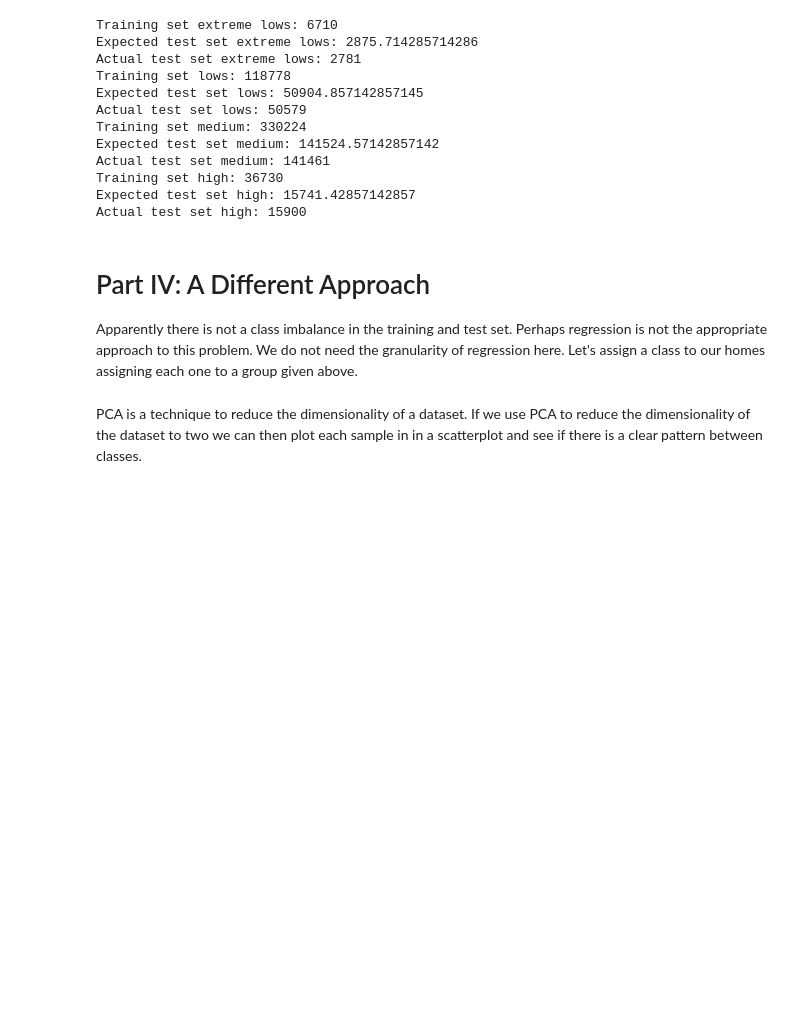
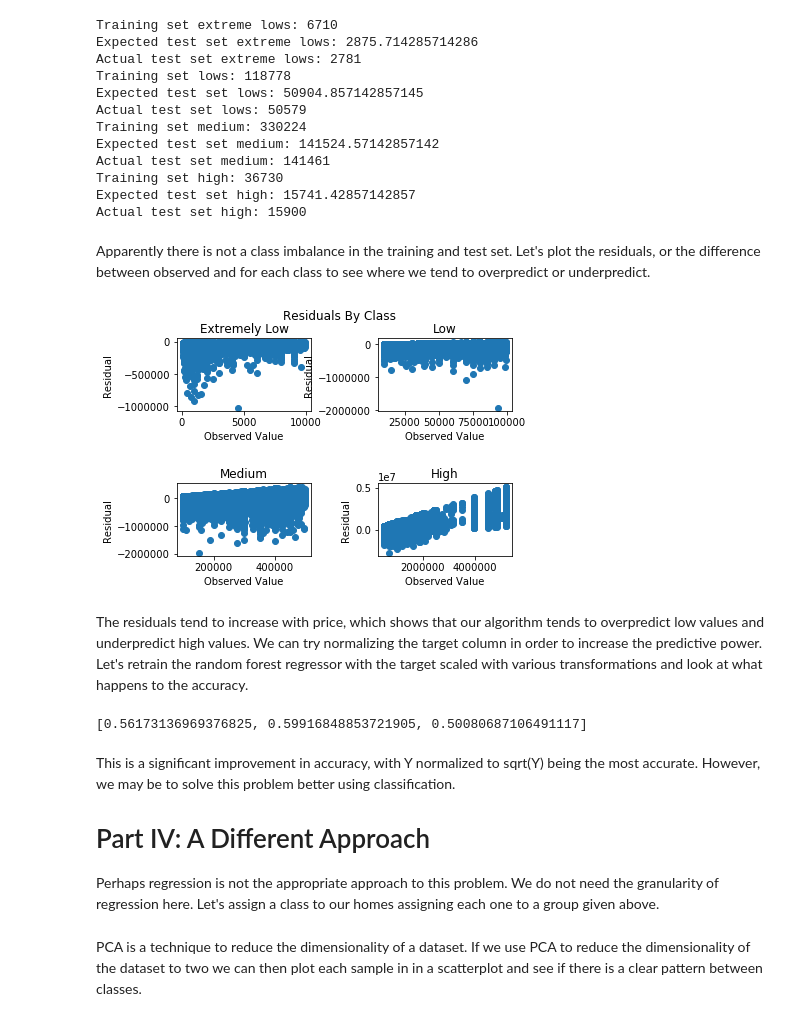
Before and after one commit to hbrumley/Home_Value_Analysis, a Jupyter notebook: Capstone_Housing.ipynb, the cells around one changed output. Cells and saved outputs as stored; diff of their text form; code cells hidden in the pictures; blank space fills up the shorter version.

Commit message:
Another regression model added

```diff
--- a/Capstone_Housing.ipynb
+++ b/Capstone_Housing.ipynb
@@ -221,10 +222,45 @@ Actual test set medium: 141461
 Training set high: 36730
 Expected test set high: 15741.42857142857
 Actual test set high: 15900
+# %% [markdown]
+Apparently there is not a class imbalance in the training and test set. Let's plot the residuals, or the difference between observed and  for each class to see where we tend to overpredict or underpredict.
+# %%
+fig, axes = plt.subplots(2,2)
+plt.subplots_adjust(hspace=1.0,wspace=0.5)
+plt.suptitle('Residuals By Class')
+
+for ax, bounds, classname in zip(fig.axes,
+                                 [(0,10000),(10000,100000),(100000,500000),(500000,10**20)],
+                                ["Extremely Low", "Low", "Medium", "High"]):
+    Yhere = Y[(Y>=bounds[0])&(Y<bounds[1])]
+    Xhere = X.loc[Yhere.index,:]
+    ax.scatter(Yhere, Yhere-reg.predict(Xhere))
+    ax.set_title(classname)
+    ax.set_xlabel('Observed Value')
+    ax.set_ylabel('Residual')
+# %% [output]
+[figure, added]
+# %% [markdown]
+The residuals tend to increase with price, which shows that our algorithm tends to overpredict low values and underpredict high values. We can try normalizing the target column in order to increase the predictive power. Let's retrain the random forest regressor with the target scaled with various transformations and look at what happens to the accuracy.
+# %%
+transformations = [np.log(Y), np.sqrt(Y), np.log(np.log(Y))]
+
+scores = []
+
+for Ytransform in transformations:
+    xtrainhere, xtesthere, ytrainhere, ytesthere = ttsplit(X, Ytransform, test_size=0.3, random_state=4)
+    reg.fit(xtrainhere,ytrainhere)
+    scores.append(reg.score(xtesthere,ytesthere))
+
+print(scores)
+# %% [output]
+[0.56173136969376825, 0.59916848853721905, 0.50080687106491117]
 # %% [markdown]
+This is a significant improvement in accuracy, with Y normalized to sqrt(Y) being the most accurate. However, we may be to solve this problem better using classification.
+
 # Part IV: A Different Approach
 
-Apparently there is not a class imbalance in the training and test set. Perhaps regression is not the appropriate approach to this problem. We do not need the granularity of regression here. Let's assign a class to our homes assigning each one to a group given above.
+Perhaps regression is not the appropriate approach to this problem. We do not need the granularity of regression here. Let's assign a class to our homes assigning each one to a group given above.
 # %%
 Yclass = np.zeros(len(Y))
 Yclass[Y < 10000] = 1
```
Also changed, not shown: parts of 9 cells of this notebook.
